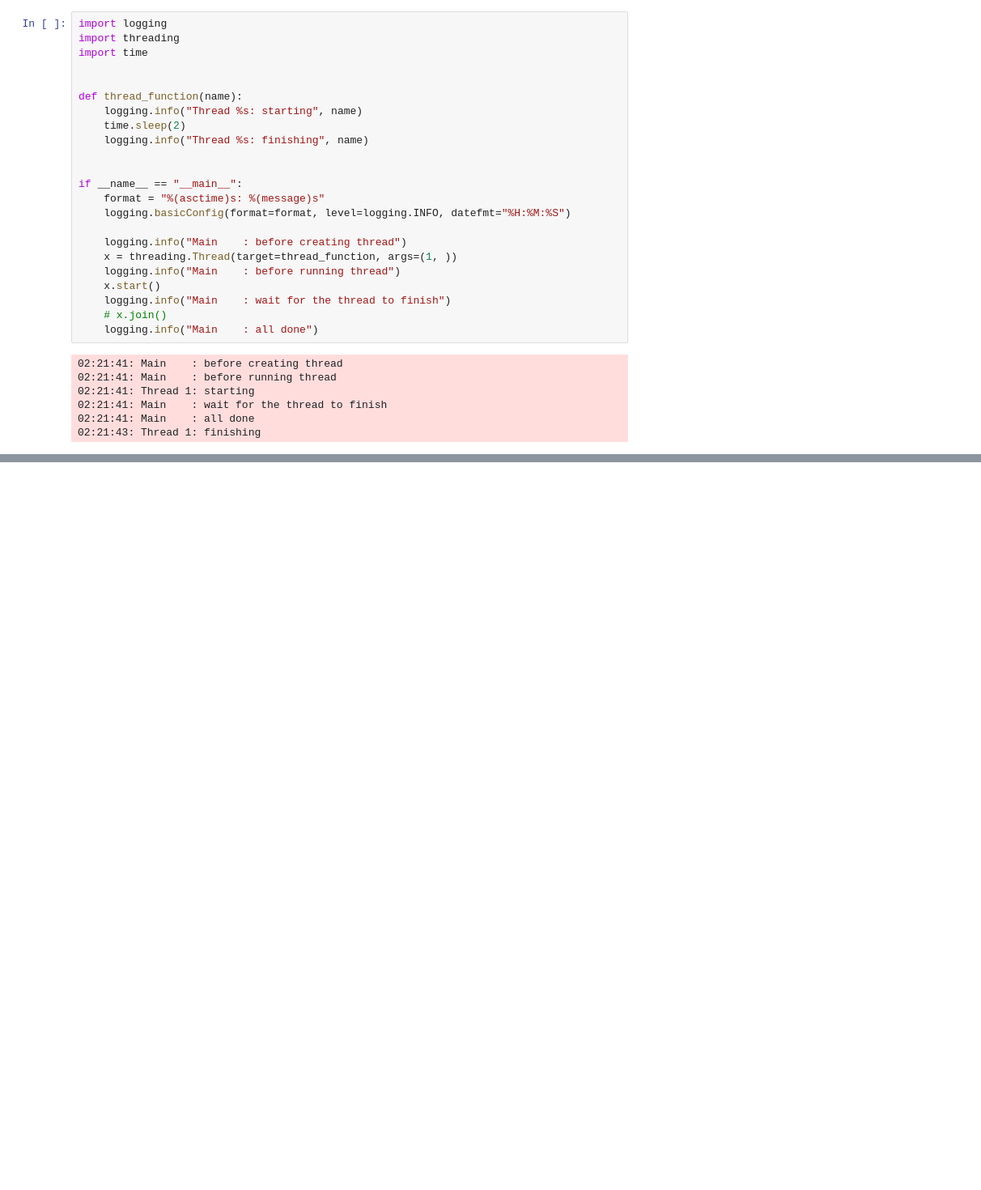
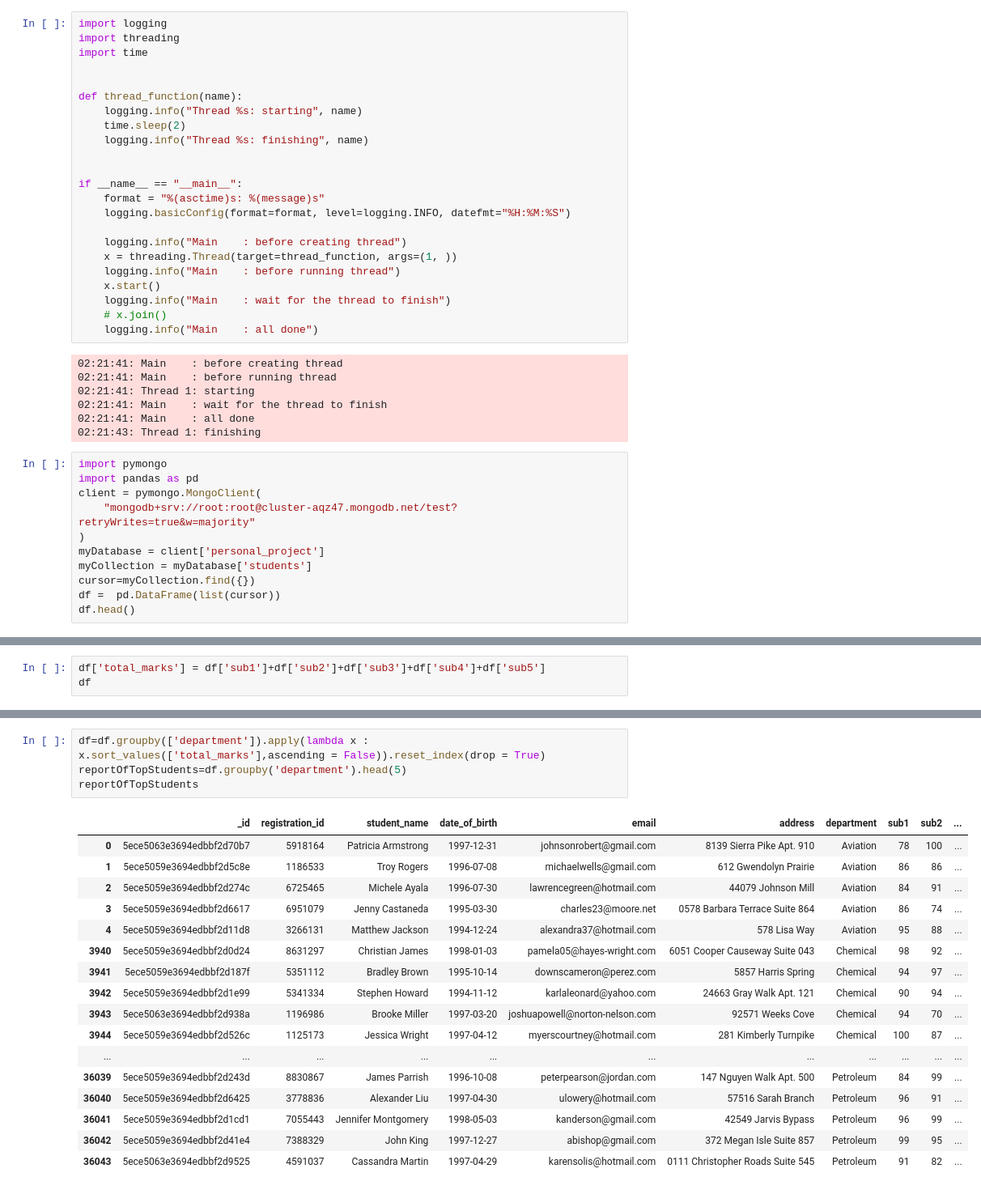
Before and after one commit to culnitish/python-csv-to-mongodb-multithreading, a Jupyter notebook: src/Untitled.ipynb, the cells around one changed output, grey strips where cells are left out. Shown at 81% size. Cells and saved outputs as stored; diff of their text form; blank space fills up the shorter version.

```diff
--- a/src/Untitled.ipynb
+++ b/src/Untitled.ipynb
@@ -132,3 +132,14 @@ if __name__ == "__main__":
 02:21:41: Main    : wait for the thread to finish
 02:21:41: Main    : all done
 02:21:43: Thread 1: finishing
+# %%
+import pymongo
+import pandas as pd
+client = pymongo.MongoClient(
+    "mongodb+srv://root:root@cluster-aqz47.mongodb.net/test?retryWrites=true&w=majority"
+)
+myDatabase = client['personal_project']
+myCollection = myDatabase['students']
+cursor=myCollection.find({})
+df =  pd.DataFrame(list(cursor))
+df.head()
@@ -134,0 +153,3 @@ if __name__ == "__main__":
+# %%
+df['total_marks'] = df['sub1']+df['sub2']+df['sub3']+df['sub4']+df['sub5']
+df
@@ -134,0 +208,22 @@ if __name__ == "__main__":
+# %%
+df=df.groupby(['department']).apply(lambda x : x.sort_values(['total_marks'],ascending = False)).reset_index(drop = True)
+reportOfTopStudents=df.groupby('department').head(5)
+reportOfTopStudents
+# %% [output]
+|  | _id | registration_id | student_name | date_of_birth | email | address | department | sub1 | sub2 | ... |
+| 0 | 5ece5063e3694edbbf2d70b7 | 5918164 | Patricia Armstrong | 1997-12-31 | johnsonrobert@gmail.com | 8139 Sierra Pike Apt. 910 | Aviation | 78 | 100 | ... |
+| 1 | 5ece5059e3694edbbf2d5c8e | 1186533 | Troy Rogers | 1996-07-08 | michaelwells@gmail.com | 612 Gwendolyn Prairie | Aviation | 86 | 86 | ... |
+| 2 | 5ece5059e3694edbbf2d274c | 6725465 | Michele Ayala | 1996-07-30 | lawrencegreen@hotmail.com | 44079 Johnson Mill | Aviation | 84 | 91 | ... |
+| 3 | 5ece5059e3694edbbf2d6617 | 6951079 | Jenny Castaneda | 1995-03-30 | charles23@moore.net | 0578 Barbara Terrace Suite 864 | Aviation | 86 | 74 | ... |
+| 4 | 5ece5059e3694edbbf2d11d8 | 3266131 | Matthew Jackson | 1994-12-24 | alexandra37@hotmail.com | 578 Lisa Way | Aviation | 95 | 88 | ... |
+| 3940 | 5ece5059e3694edbbf2d0d24 | 8631297 | Christian James | 1998-01-03 | pamela05@hayes-wright.com | 6051 Cooper Causeway Suite 043 | Chemical | 98 | 92 | ... |
+| 3941 | 5ece5059e3694edbbf2d187f | 5351112 | Bradley Brown | 1995-10-14 | downscameron@perez.com | 5857 Harris Spring | Chemical | 94 | 97 | ... |
+| 3942 | 5ece5059e3694edbbf2d1e99 | 5341334 | Stephen Howard | 1994-11-12 | karlaleonard@yahoo.com | 24663 Gray Walk Apt. 121 | Chemical | 90 | 94 | ... |
+| 3943 | 5ece5063e3694edbbf2d938a | 1196986 | Brooke Miller | 1997-03-20 | joshuapowell@norton-nelson.com | 92571 Weeks Cove | Chemical | 94 | 70 | ... |
+| 3944 | 5ece5059e3694edbbf2d526c | 1125173 | Jessica Wright | 1997-04-12 | myerscourtney@hotmail.com | 281 Kimberly Turnpike | Chemical | 100 | 87 | ... |
+| ... | ... | ... | ... | ... | ... | ... | ... | ... | ... | ... |
+| 36039 | 5ece5059e3694edbbf2d243d | 8830867 | James Parrish | 1996-10-08 | peterpearson@jordan.com | 147 Nguyen Walk Apt. 500 | Petroleum | 84 | 99 | ... |
+| 36040 | 5ece5059e3694edbbf2d6425 | 3778836 | Alexander Liu | 1997-04-30 | ulowery@hotmail.com | 57516 Sarah Branch | Petroleum | 96 | 91 | ... |
+| 36041 | 5ece5059e3694edbbf2d1cd1 | 7055443 | Jennifer Montgomery | 1998-05-03 | kanderson@gmail.com | 42549 Jarvis Bypass | Petroleum | 96 | 99 | ... |
+| 36042 | 5ece5059e3694edbbf2d41e4 | 7388329 | John King | 1997-12-27 | abishop@gmail.com | 372 Megan Isle Suite 857 | Petroleum | 99 | 95 | ... |
+| 36043 | 5ece5063e3694edbbf2d9525 | 4591037 | Cassandra Martin | 1997-04-29 | karensolis@hotmail.com | 0111 Christopher Roads Suite 545 | Petroleum | 91 | 82 | ... |
```
Also changed, not shown: parts of 6 cells of this notebook, 13 other files.
